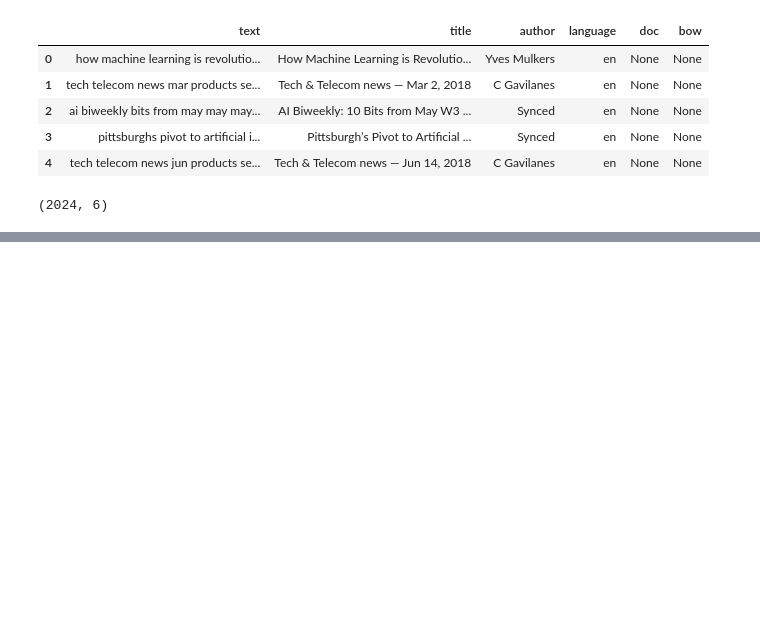
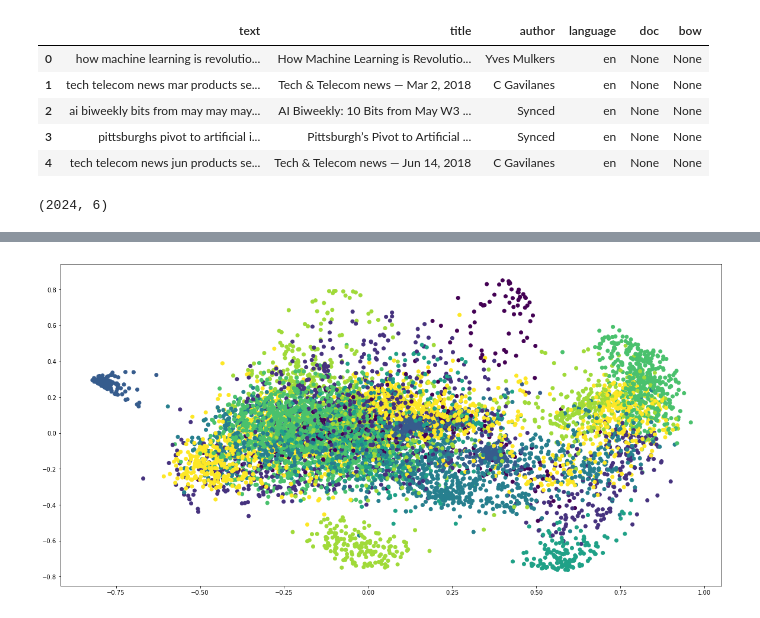
Before and after one commit to BlaHaws/Thinkful, a Jupyter notebook: Exercises/Unit4Capstone.ipynb, the cells around one changed output, grey strips where cells are left out. Cells and saved outputs as stored; diff of their text form; code cells hidden in the pictures; blank space fills up the shorter version.

```diff
--- a/Exercises/Unit4Capstone.ipynb
+++ b/Exercises/Unit4Capstone.ipynb
@@ -179,8 +154,8 @@ def bag_of_words(text):
 def bow_features(sentences, common_words):
 
     df = pd.DataFrame(columns=common_words)
-    df['text_sentence'] = sentences[0]
-    df['text_source'] = sentences[1]
+    df['text_sentence'] = sentences['doc']
+    df['text_source'] = sentences['author']
     df.loc[:, common_words] = 0
 
     for i, sentence in enumerate(df['text_sentence']):
@@ -239,3 +239,5 @@ Name: bow, Length: 2024, dtype: object
+# %%
+word_counts = pd.DataFrame()
 # %%
-word_counts = bow_features(sentences, common_words)
+word_counts = word_counts.append(bow_features(au, common_words), ignore_index=True)
 # %% [output]
@@ -271,12 +289,13 @@ print("Percent variance captured by all components:",total_variance*100)
 # %%
 plt.figure(figsize=(20,10))
-plt.scatter(X_lsa[:, 0], X_lsa[:, 1], c=word_counts.text_source.drop_duplicates())
+plt.scatter(X_lsa[:, 0], X_lsa[:, 1], c=y_pred)
 plt.scatter(X_lsa[:, 2], X_lsa[:, 3], c=y_pred)
 plt.scatter(X_lsa[:, 4], X_lsa[:, 5], c=y_pred)
 plt.scatter(X_lsa[:, 6], X_lsa[:, 7], c=y_pred)
 plt.scatter(X_lsa[:, 8], X_lsa[:, 9], c=y_pred)
-plt.legend()
 plt.show()
+# %% [output]
+[figure, added]
 # %%
 lr = LogisticRegression()
 train = lr.fit(X_train, y_train)
```
Also changed, not shown: parts of 15 cells of this notebook.
